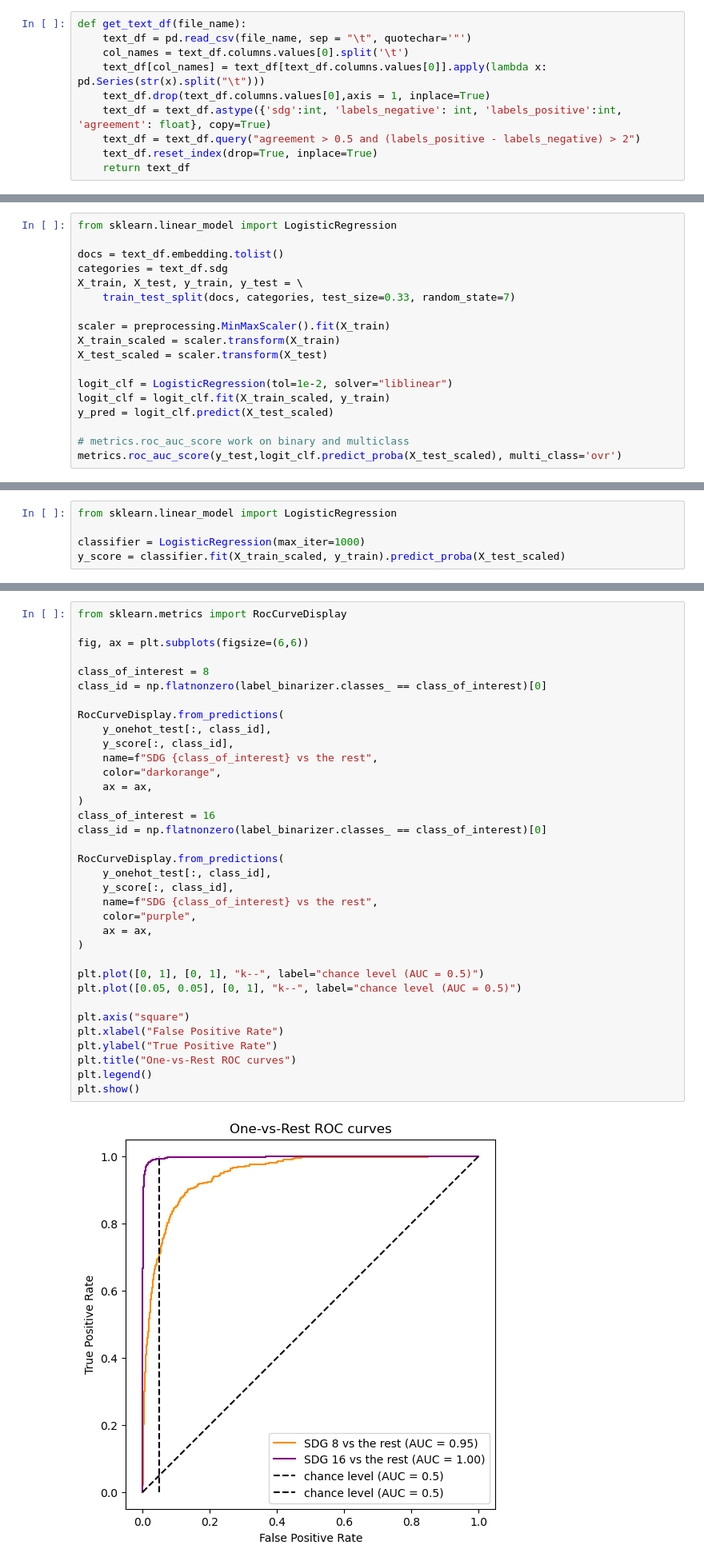
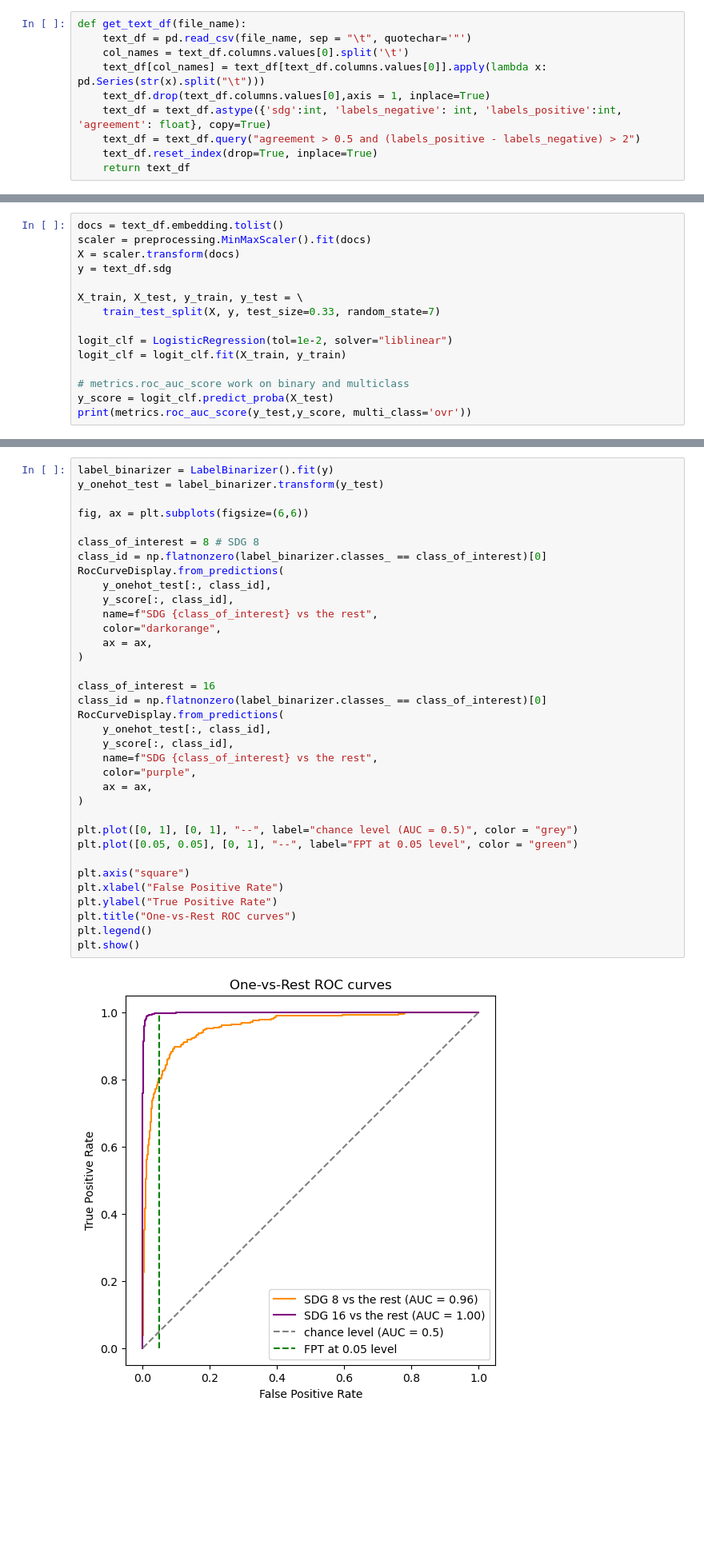
Before and after one commit to yingli/applieddatascience, a Jupyter notebook: sample_code/NB28_nlp_classication_evaluation.ipynb, the cells around one changed output, grey strips where cells are left out. Shown at 80% size. Cells and saved outputs as stored; diff of their text form; blank space fills up the shorter version.

```diff
--- a/sample_code/NB28_nlp_classication_evaluation.ipynb
+++ b/sample_code/NB28_nlp_classication_evaluation.ipynb
@@ -153,19 +137,16 @@ plt.show()
 # %%
-from sklearn.linear_model import LogisticRegression
+docs = text_df.embedding.tolist()
+scaler = preprocessing.MinMaxScaler().fit(docs)
+X = scaler.transform(docs)
+y = text_df.sdg
 
-docs = text_df.embedding.tolist()
-categories = text_df.sdg
 X_train, X_test, y_train, y_test = \
-    train_test_split(docs, categories, test_size=0.33, random_state=7)
-
-scaler = preprocessing.MinMaxScaler().fit(X_train)
-X_train_scaled = scaler.transform(X_train)
-X_test_scaled = scaler.transform(X_test)
+    train_test_split(X, y, test_size=0.33, random_state=7)
 
 logit_clf = LogisticRegression(tol=1e-2, solver="liblinear")
-logit_clf = logit_clf.fit(X_train_scaled, y_train)
-y_pred = logit_clf.predict(X_test_scaled)
+logit_clf = logit_clf.fit(X_train, y_train)
 
 # metrics.roc_auc_score work on binary and multiclass
-metrics.roc_auc_score(y_test,logit_clf.predict_proba(X_test_scaled), multi_class='ovr')
+y_score = logit_clf.predict_proba(X_test)
+print(metrics.roc_auc_score(y_test,y_score, multi_class='ovr'))
 # %% [output]
@@ -211,5 +153,0 @@ class_id
-# %%
-from sklearn.linear_model import LogisticRegression
-
-classifier = LogisticRegression(max_iter=1000)
-y_score = classifier.fit(X_train_scaled, y_train).predict_proba(X_test_scaled)
@@ -228,38 +154,38 @@ y_score.shape
 # %%
-from sklearn.metrics import RocCurveDisplay
+label_binarizer = LabelBinarizer().fit(y)
+y_onehot_test = label_binarizer.transform(y_test)
 
 fig, ax = plt.subplots(figsize=(6,6))
 
-class_of_interest = 8
+class_of_interest = 8 # SDG 8
 class_id = np.flatnonzero(label_binarizer.classes_ == class_of_interest)[0]
-
 RocCurveDisplay.from_predictions(
     y_onehot_test[:, class_id],
     y_score[:, class_id],
     name=f"SDG {class_of_interest} vs the rest",
     color="darkorange",
     ax = ax,
 )
+
 class_of_interest = 16
 class_id = np.flatnonzero(label_binarizer.classes_ == class_of_interest)[0]
-
 RocCurveDisplay.from_predictions(
     y_onehot_test[:, class_id],
     y_score[:, class_id],
     name=f"SDG {class_of_interest} vs the rest",
     color="purple",
     ax = ax,
 )
 
-plt.plot([0, 1], [0, 1], "k--", label="chance level (AUC = 0.5)")
-plt.plot([0.05, 0.05], [0, 1], "k--", label="chance level (AUC = 0.5)")
+plt.plot([0, 1], [0, 1], "--", label="chance level (AUC = 0.5)", color = "grey")
+plt.plot([0.05, 0.05], [0, 1], "--", label="FPT at 0.05 level", color = "green")
 
 plt.axis("square")
 plt.xlabel("False Positive Rate")
 plt.ylabel("True Positive Rate")
 plt.title("One-vs-Rest ROC curves")
 plt.legend()
 plt.show()
 # %% [output]
-[figure, old version]
+[figure, new version]
 # %%
```
Also changed, not shown: parts of 32 cells of this notebook, 2 other files.
